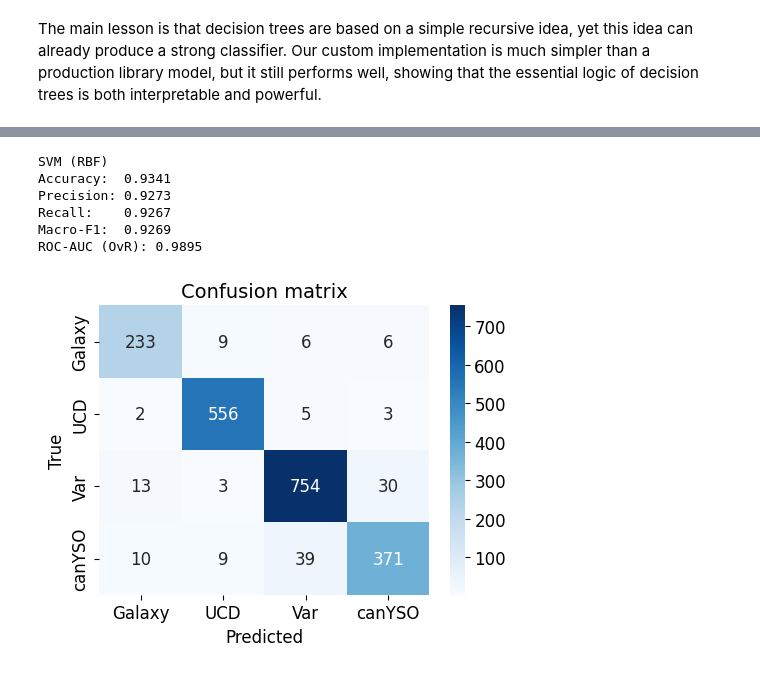
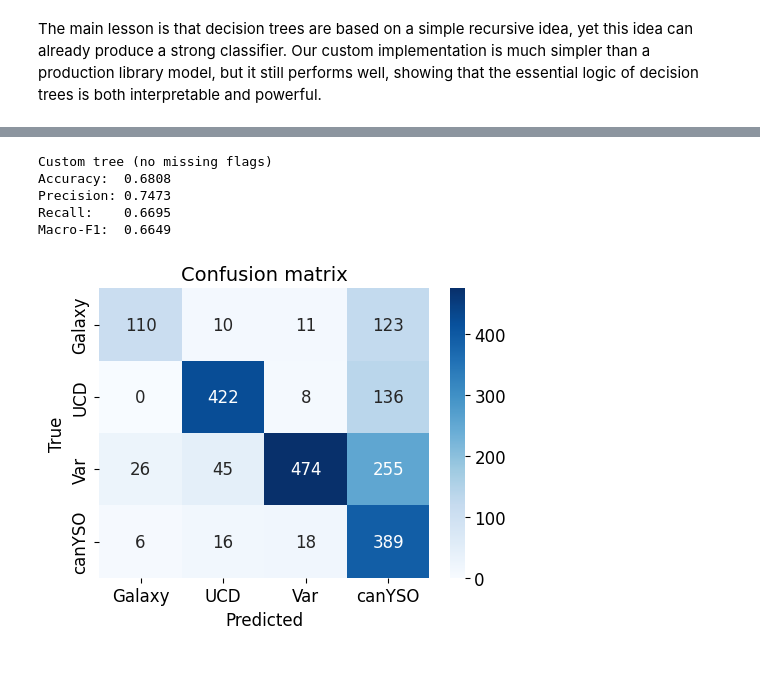
Before and after one commit to iamaleksandra/AI-in-astro-tutorial-supervised, a Jupyter notebook: classification.ipynb, the cells around one changed output, grey strips where cells are left out. Saved outputs shown, nothing was run; the diff lists cells and outputs as text; code cells hidden in the pictures.

```diff
--- a/classification.ipynb
+++ b/classification.ipynb
@@ -1279,23 +1266,0 @@ ROC-AUC (OvR): 0.9804
-# %%
-from xgboost import XGBClassifier
-
-le = LabelEncoder()
-y_train_enc = le.fit_transform(y_train)
-y_val_enc   = le.transform(y_val)
-
-xgb = XGBClassifier(
-    objective="multi:softprob",
-    num_class=len(le.classes_),
-    n_estimators=400,
-    learning_rate=0.05,
-    max_depth=5,
-    subsample=0.8,
-    colsample_bytree=0.8,
-    reg_lambda=1.0,
-    random_state=42,
-    eval_metric="mlogloss"
-)
-
-xgb.fit(X_train_prep, y_train_enc)
-
-evaluate_model("XGBoost", xgb, X_val_prep, y_val)
@@ -1310,15 +1267,18 @@ ROC-AUC (OvR): 0.9942
-# %%
-from sklearn.svm import SVC
-
-svm = SVC(kernel="rbf", probability=True, random_state=42)
-svm.fit(X_train_prep, y_train)
-
-evaluate_model("SVM (RBF)", svm, X_val_prep, y_val)
-# %% [output]
-SVM (RBF)
-Accuracy:  0.9341
-Precision: 0.9273
-Recall:    0.9267
-Macro-F1:  0.9269
-ROC-AUC (OvR): 0.9895
-[figure, removed]
+# %%
+keep_idx = [i for i, name in enumerate(feature_names) if "missingindicator" not in name]
+
+X_train_nomiss = X_train_prep[:, keep_idx]
+X_val_nomiss = X_val_prep[:, keep_idx]
+X_test_nomiss = X_test_prep[:, keep_idx]
+# %%
+my_tree_nomiss = MyDecisionTreeClassifier(max_depth=3, min_samples_split=10)
+my_tree_nomiss.fit(X_train_nomiss, y_train)
+
+evaluate_model("Custom tree (no missing flags)", my_tree_nomiss, X_val_nomiss, y_val, normalize_cm=False)
+# %% [output]
+Custom tree (no missing flags)
+Accuracy:  0.6808
+Precision: 0.7473
+Recall:    0.6695
+Macro-F1:  0.6649
+[figure, added]
```
Also changed, not shown: parts of 19 cells of this notebook.
